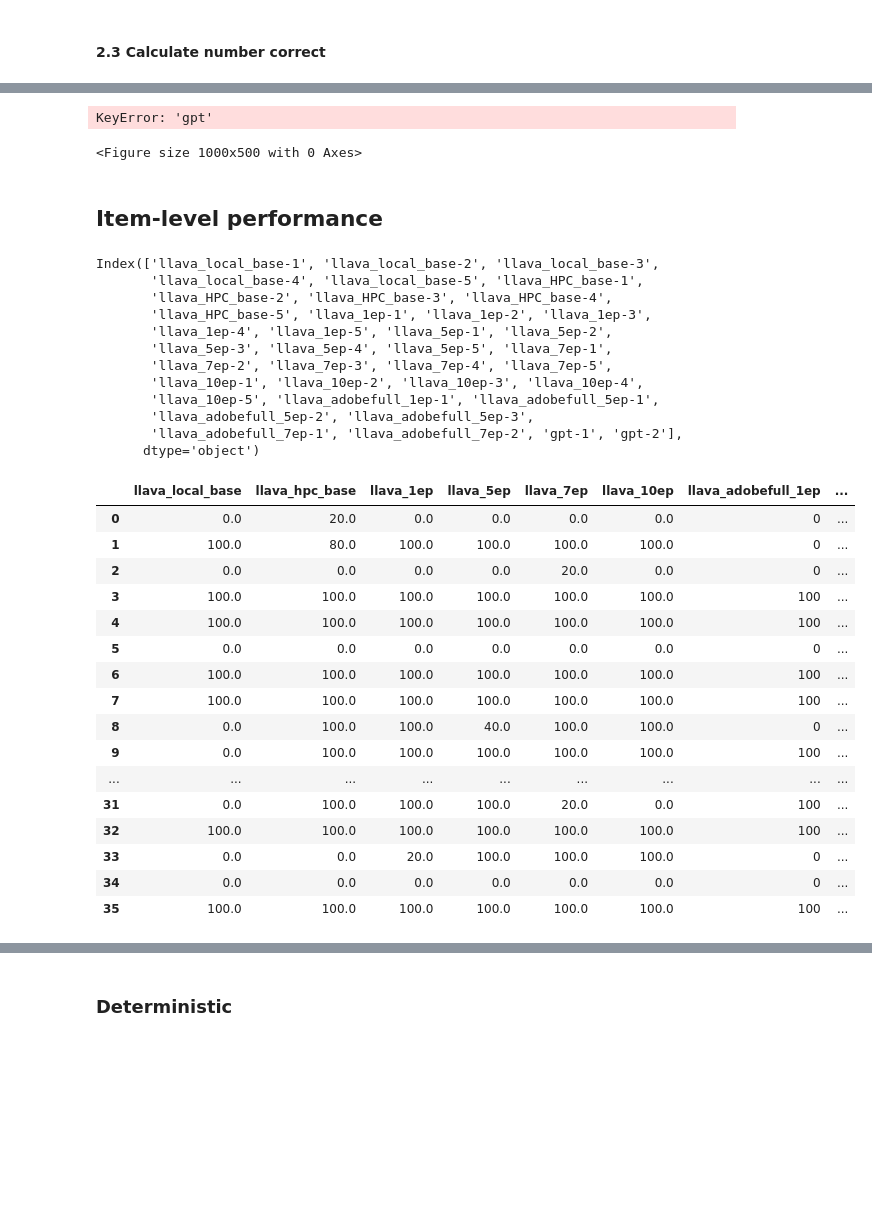
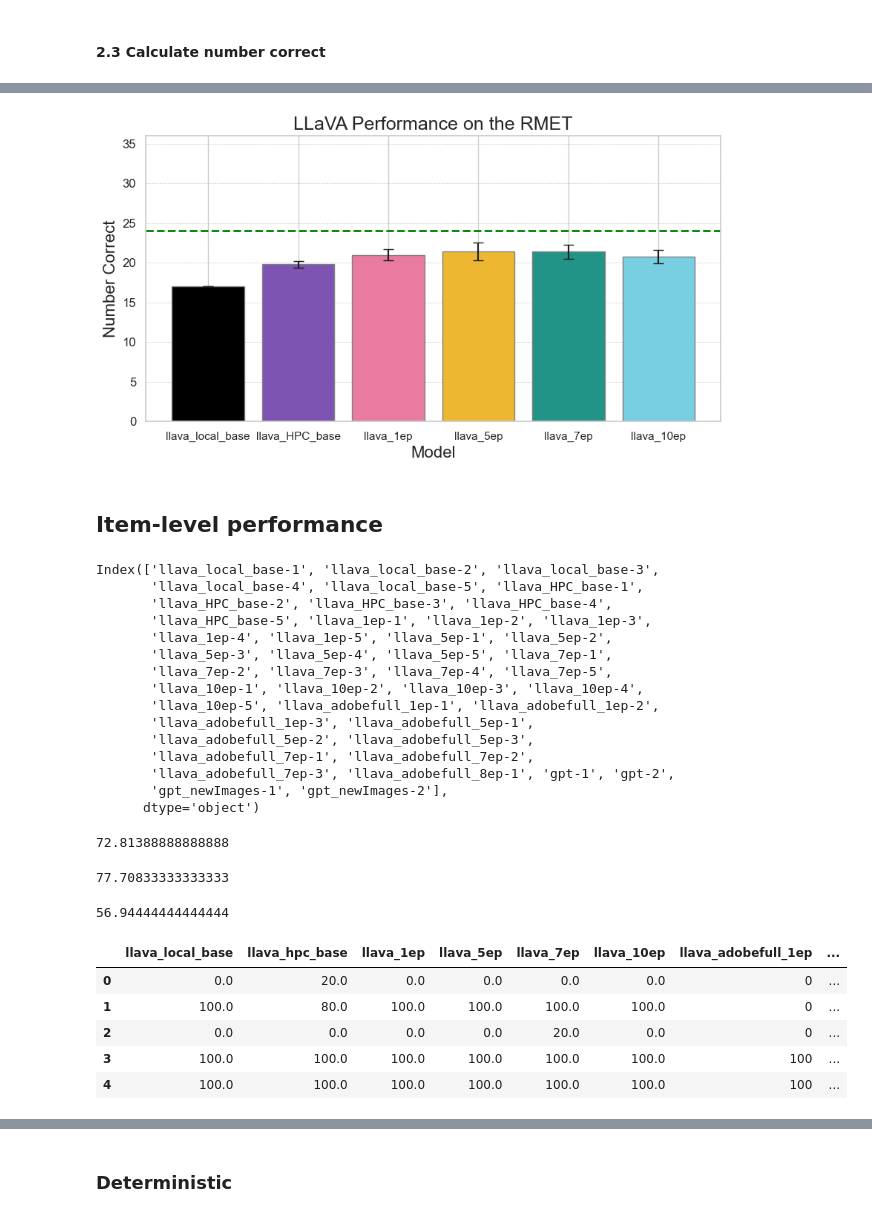
Before and after one commit to bridgetleonard2/Eyes-Mind-Model, a Jupyter notebook: llava_hyak/rmet_analysis.ipynb, the cells around one changed output, grey strips where cells are left out. Drawn from its saved outputs; the diff is of its cells as text; code cells hidden in the pictures; blank space fills up the shorter version.

```diff
--- a/llava_hyak/rmet_analysis.ipynb
+++ b/llava_hyak/rmet_analysis.ipynb
@@ -114,6 +114,8 @@ ep10_4 = pd.read_csv('rmet_results/adobe/adobe_10ep/rmet_10ep-4.txt')
 ep10_5 = pd.read_csv('rmet_results/adobe/adobe_10ep/rmet_10ep-5.txt')
 
 adobeFull_1ep_1 = pd.read_csv('rmet_results/adobe/adobe_full/rmet_adobeFull_1ep-1.txt')
+adobeFull_1ep_2 = pd.read_csv('rmet_results/adobe/adobe_full/rmet_adobeFull_1ep-2.txt')
+adobeFull_1ep_3 = pd.read_csv('rmet_results/adobe/adobe_full/rmet_adobeFull_1ep-3.txt')
 
 adobeFull_5ep_1 = pd.read_csv('rmet_results/adobe/adobe_full/rmet_adobeFull_5ep-1.txt')
 adobeFull_5ep_2 = pd.read_csv('rmet_results/adobe/adobe_full/rmet_adobeFull_5ep-2.txt')
@@ -121,10 +123,14 @@ adobeFull_5ep_3 = pd.read_csv('rmet_results/adobe/adobe_full/rmet_adobeFull_5ep-
 
 adobeFull_7ep_1 = pd.read_csv('rmet_results/adobe/adobe_full/rmet_adobeFull_7ep-1.txt')
 adobeFull_7ep_2 = pd.read_csv('rmet_results/adobe/adobe_full/rmet_adobeFull_7ep-2.txt')
+adobeFull_7ep_3 = pd.read_csv('rmet_results/adobe/adobe_full/rmet_adobeFull_7ep-3.txt')
+
+adobeFull_8ep_1 = pd.read_csv('rmet_results/adobe/adobe_full/rmet_adobeFull_8ep-1.txt')
 
 # Add GPT
 gpt_1 = pd.read_csv('../ai_results/gpt4/gpt-1.txt')
 gpt_2 = pd.read_csv('../ai_results/gpt4/gpt-2.txt')
+gpt_3 = pd.read_csv('../ai_results/gpt4/gpt-3.txt')
 
 gpt_newimages_1 = pd.read_csv('../ai_results/gpt4/gpt_newimages-1.txt')
 gpt_newimages_2 = pd.read_csv('../ai_results/gpt4/gpt_newimages-2.txt')
@@ -135,10 +141,11 @@ rmet = pd.concat([local_base1, local_base2, local_base3, local_base4, local_base
                   ep5_1, ep5_2, ep5_3, ep5_4, ep5_5,
                   ep7_1, ep7_2, ep7_3, ep7_4, ep7_5,
                   ep10_1, ep10_2, ep10_3, ep10_4, ep10_5,
-                  adobeFull_1ep_1,
+                  adobeFull_1ep_1, adobeFull_1ep_2, adobeFull_1ep_3,
                   adobeFull_5ep_1, adobeFull_5ep_2, adobeFull_5ep_3,
-                  adobeFull_7ep_1, adobeFull_7ep_2,
-                  gpt_1, gpt_2,
+                  adobeFull_7ep_1, adobeFull_7ep_2, adobeFull_7ep_3,
+                  adobeFull_8ep_1,
+                  gpt_1, gpt_2, gpt_3,
                   gpt_newimages_1, gpt_newimages_2], axis=1)
 # %% [markdown]
 ### 2 Task performance
@@ -194,0 +204,7 @@ dtype: int64
+# %%
+gpt_llava = rmet = pd.concat([local_base1, local_base2, local_base3, local_base4, local_base5,
+                  HPC_base1, HPC_base2, HPC_base3, HPC_base4, HPC_base5,
+                  gpt_1, gpt_2, gpt_3], axis=1)
+# %%
+for model in gpt_llava.columns:
+    gpt_llava[model] = [1 if gpt_llava[model][i] == answers[i] else 0 for i in range(len(answers))]
@@ -386,7 +456,8 @@ plt.show()
 # %%
 # Make a bar chart with error bars of LLaVA performance for differant models
-data_mean = data.mean()
-data_std = data.std()
+data_subset = data[['llava_local_base', 'llava_HPC_base', 'llava_1ep', 'llava_5ep', 'llava_7ep', 'llava_10ep']]
+data_mean = data_subset.mean()
+data_std = data_subset.std()
 
 line_colors = {
     'llava_local_base': 'black',
@@ -415,8 +486,7 @@ plt.xticks(fontsize=11)
 plt.yticks(fontsize=12)
 plt.grid(axis='y', linestyle='--', linewidth=0.5)
 # %% [output]
-KeyError: 'gpt'
-<Figure size 1000x500 with 0 Axes>
+[figure, added]
 # %% [markdown]
 ## Item-level performance
 # %%
@@ -430,9 +500,12 @@ Index(['llava_local_base-1', 'llava_local_base-2', 'llava_local_base-3',
        'llava_5ep-3', 'llava_5ep-4', 'llava_5ep-5', 'llava_7ep-1',
        'llava_7ep-2', 'llava_7ep-3', 'llava_7ep-4', 'llava_7ep-5',
        'llava_10ep-1', 'llava_10ep-2', 'llava_10ep-3', 'llava_10ep-4',
-       'llava_10ep-5', 'llava_adobefull_1ep-1', 'llava_adobefull_5ep-1',
+       'llava_10ep-5', 'llava_adobefull_1ep-1', 'llava_adobefull_1ep-2',
+       'llava_adobefull_1ep-3', 'llava_adobefull_5ep-1',
        'llava_adobefull_5ep-2', 'llava_adobefull_5ep-3',
-       'llava_adobefull_7ep-1', 'llava_adobefull_7ep-2', 'gpt-1', 'gpt-2'],
+       'llava_adobefull_7ep-1', 'llava_adobefull_7ep-2',
+       'llava_adobefull_7ep-3', 'llava_adobefull_8ep-1', 'gpt-1', 'gpt-2',
+       'gpt_newImages-1', 'gpt_newImages-2'],
       dtype='object')
 # %%
 llava_local_base = performance.iloc[:, 0:5].mean(axis=1).values.tolist()
@@ -474,23 +547,24 @@ item_level = pd.DataFrame({
     'gen_pop': gen_pop,
     'student': student
 })
+# %%
+item_level['gen_pop'].mean()
+# %% [output]
+72.81388888888888
+# %%
+item_level['student'].mean()
+# %% [output]
+77.70833333333333
+# %%
+item_level['gpt'].mean()
+# %% [output]
+56.94444444444444
 # %%
-item_level
+item_level.head()
 # %% [output]
 |  | llava_local_base | llava_hpc_base | llava_1ep | llava_5ep | llava_7ep | llava_10ep | llava_adobefull_1ep | ... |
 | 0 | 0.0 | 20.0 | 0.0 | 0.0 | 0.0 | 0.0 | 0 | ... |
 | 1 | 100.0 | 80.0 | 100.0 | 100.0 | 100.0 | 100.0 | 0 | ... |
 | 2 | 0.0 | 0.0 | 0.0 | 0.0 | 20.0 | 0.0 | 0 | ... |
 | 3 | 100.0 | 100.0 | 100.0 | 100.0 | 100.0 | 100.0 | 100 | ... |
 | 4 | 100.0 | 100.0 | 100.0 | 100.0 | 100.0 | 100.0 | 100 | ... |
-| 5 | 0.0 | 0.0 | 0.0 | 0.0 | 0.0 | 0.0 | 0 | ... |
-| 6 | 100.0 | 100.0 | 100.0 | 100.0 | 100.0 | 100.0 | 100 | ... |
-| 7 | 100.0 | 100.0 | 100.0 | 100.0 | 100.0 | 100.0 | 100 | ... |
-| 8 | 0.0 | 100.0 | 100.0 | 40.0 | 100.0 | 100.0 | 0 | ... |
-| 9 | 0.0 | 100.0 | 100.0 | 100.0 | 100.0 | 100.0 | 100 | ... |
-| ... | ... | ... | ... | ... | ... | ... | ... | ... |
-| 31 | 0.0 | 100.0 | 100.0 | 100.0 | 20.0 | 0.0 | 100 | ... |
-| 32 | 100.0 | 100.0 | 100.0 | 100.0 | 100.0 | 100.0 | 100 | ... |
-| 33 | 0.0 | 0.0 | 20.0 | 100.0 | 100.0 | 100.0 | 0 | ... |
-| 34 | 0.0 | 0.0 | 0.0 | 0.0 | 0.0 | 0.0 | 0 | ... |
-| 35 | 100.0 | 100.0 | 100.0 | 100.0 | 100.0 | 100.0 | 100 | ... |
```
Also changed, not shown: parts of 20 cells of this notebook, 16 other files.
